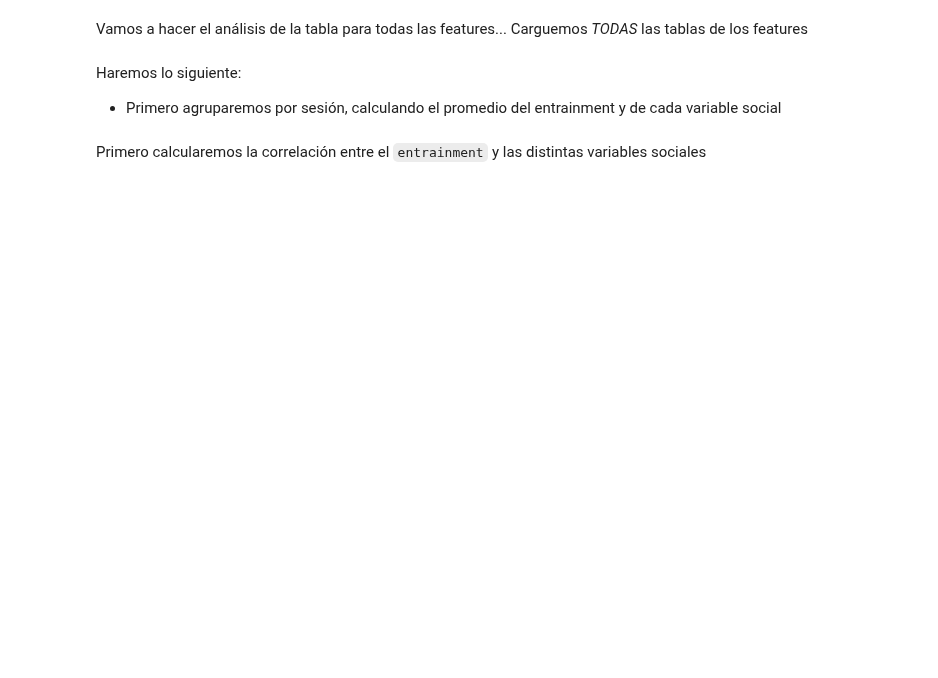
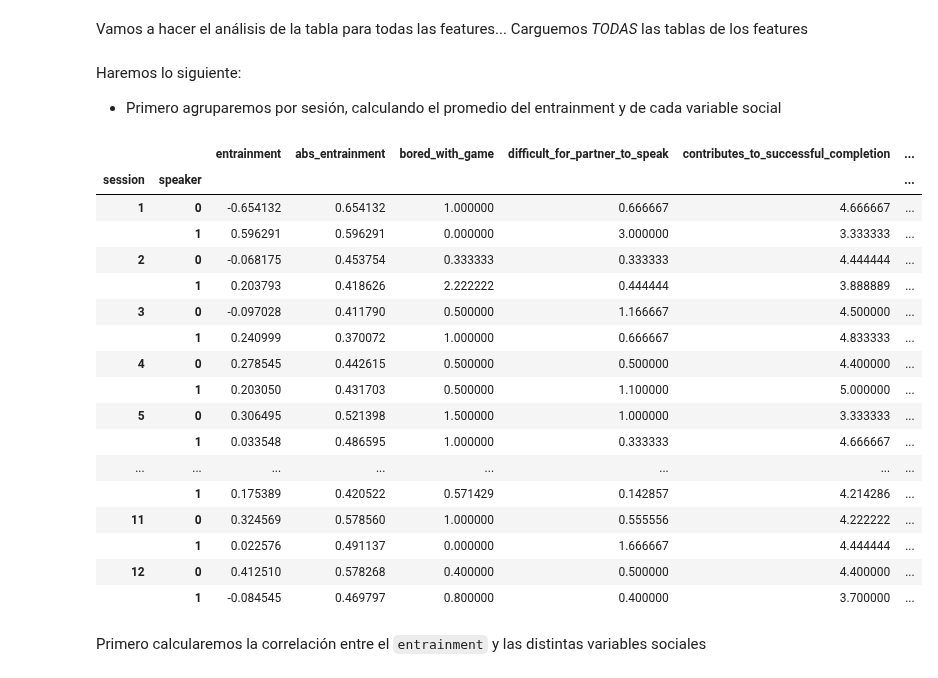
Before and after one commit to luquesky/tesis, a Jupyter notebook: full_analysis.ipynb, the cells around one changed output. Saved outputs shown, nothing was run; the diff lists cells and outputs as text; code cells hidden in the pictures; blank space fills up the shorter version.

```diff
--- a/full_analysis.ipynb
+++ b/full_analysis.ipynb
@@ -28,20 +28,41 @@ Haremos lo siguiente:
 # %%
 avg_by_session = {}
 
 def group_analysis(df):
     ret = df.groupby(by=["session", "speaker"]).mean()
     return ret[[u'entrainment', u'abs_entrainment',
        u'bored_with_game',
        u'difficult_for_partner_to_speak',
        u'contributes_to_successful_completion', u'engaged_in_game',
        u'gives_encouragement', u'making_self_clear', u'planning_what_to_say',
        u'dislikes_partner']]
 
 
 
 
 
 avg_by_session = { var:group_analysis(tables[var]) for var in tables }
+
+avg_by_session["ENG_MAX"]
+# %% [output]
+|  |  | entrainment | abs_entrainment | bored_with_game | difficult_for_partner_to_speak | contributes_to_successful_completion | ... |
+| session | speaker |  |  |  |  |  | ... |
+| 1 | 0 | -0.654132 | 0.654132 | 1.000000 | 0.666667 | 4.666667 | ... |
+|  | 1 | 0.596291 | 0.596291 | 0.000000 | 3.000000 | 3.333333 | ... |
+| 2 | 0 | -0.068175 | 0.453754 | 0.333333 | 0.333333 | 4.444444 | ... |
+|  | 1 | 0.203793 | 0.418626 | 2.222222 | 0.444444 | 3.888889 | ... |
+| 3 | 0 | -0.097028 | 0.411790 | 0.500000 | 1.166667 | 4.500000 | ... |
+|  | 1 | 0.240999 | 0.370072 | 1.000000 | 0.666667 | 4.833333 | ... |
+| 4 | 0 | 0.278545 | 0.442615 | 0.500000 | 0.500000 | 4.400000 | ... |
+|  | 1 | 0.203050 | 0.431703 | 0.500000 | 1.100000 | 5.000000 | ... |
+| 5 | 0 | 0.306495 | 0.521398 | 1.500000 | 1.000000 | 3.333333 | ... |
+|  | 1 | 0.033548 | 0.486595 | 1.000000 | 0.333333 | 4.666667 | ... |
+| ... | ... | ... | ... | ... | ... | ... | ... |
+|  | 1 | 0.175389 | 0.420522 | 0.571429 | 0.142857 | 4.214286 | ... |
+| 11 | 0 | 0.324569 | 0.578560 | 1.000000 | 0.555556 | 4.222222 | ... |
+|  | 1 | 0.022576 | 0.491137 | 0.000000 | 1.666667 | 4.444444 | ... |
+| 12 | 0 | 0.412510 | 0.578268 | 0.400000 | 0.500000 | 4.400000 | ... |
+|  | 1 | -0.084545 | 0.469797 | 0.800000 | 0.400000 | 3.700000 | ... |
 # %% [markdown]
 Primero calcularemos la correlación entre el `entrainment` y las distintas variables sociales
 # %%
```
Also changed, not shown: 3 other files.
